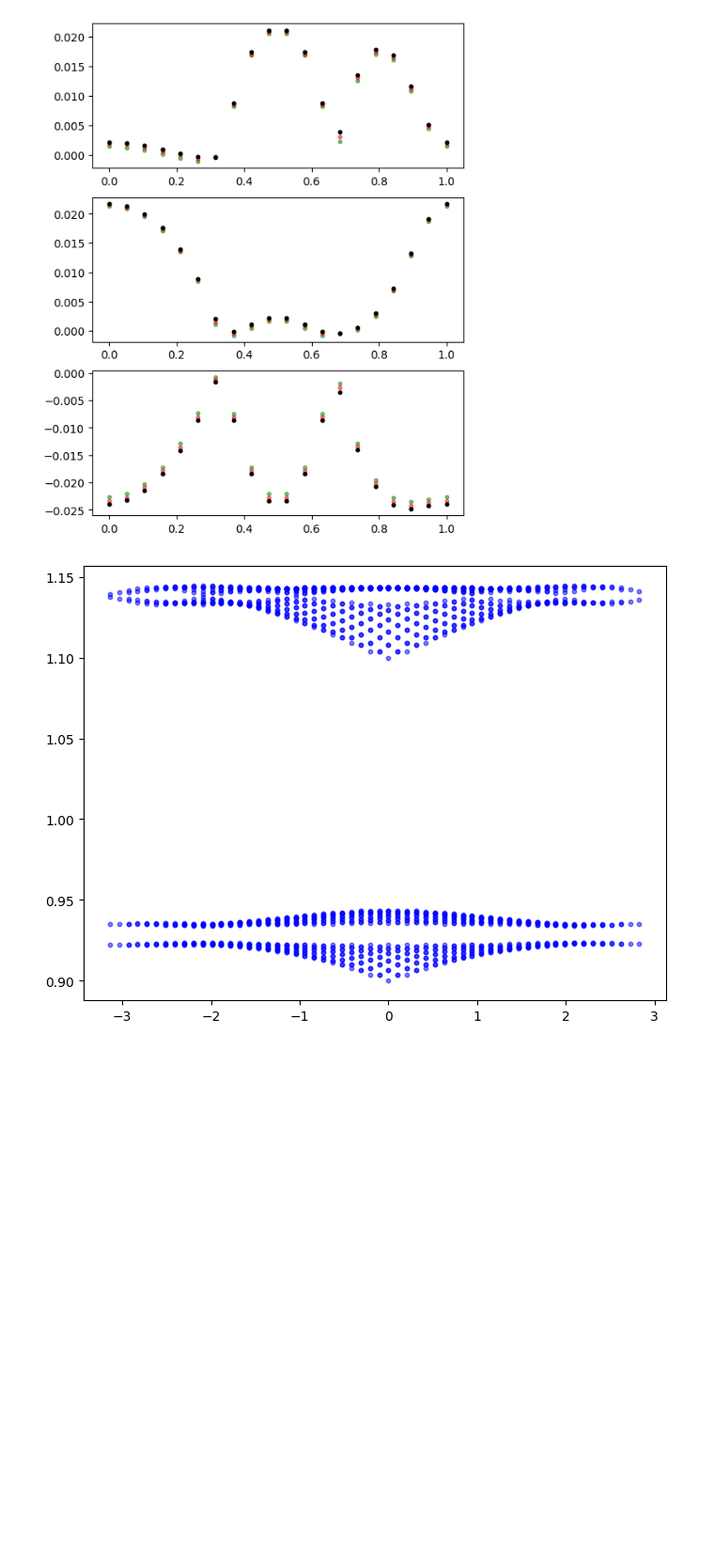
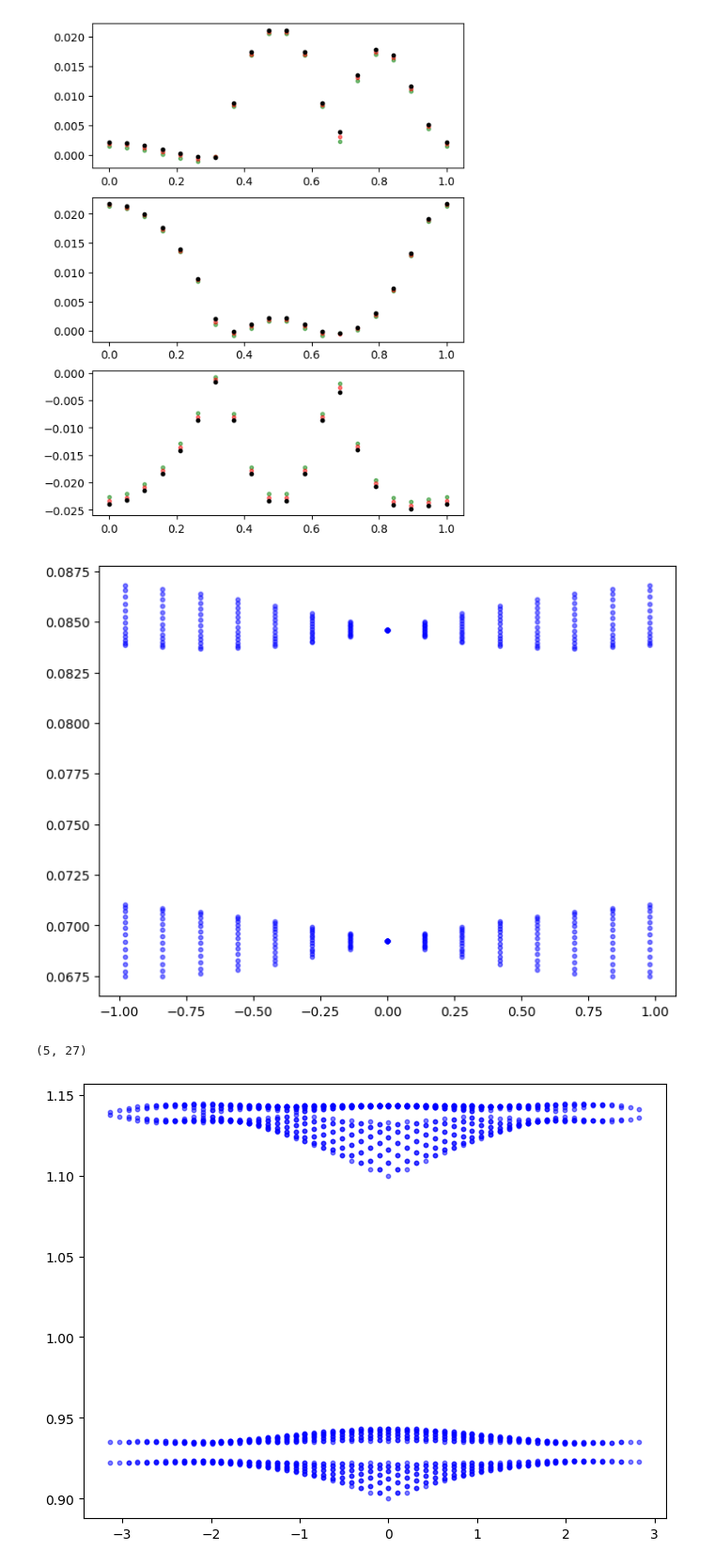
Before and after one commit to ChriGomm/master, a Jupyter notebook: numerics/dip_dip.ipynb, the cells around one changed output. Shown at 94% size. Saved outputs shown, nothing was run; the diff lists cells and outputs as text; code cells hidden in the pictures; blank space fills up the shorter version.

```diff
--- a/numerics/dip_dip.ipynb
+++ b/numerics/dip_dip.ipynb
@@ -1051,10 +1147,10 @@ def wrap_kloop(i,grid_size,*cut):
     return eigvals1
 # os.makedirs('coulomb_eig_comparison',exist_ok=True)
 # fig, ax = plt.subplots(3,1,figsize=(6, 8))
-eigvals2 = parallel_for([len(t)],wrap_kloop,9).astype(np.complex64)
-eigvals3 = parallel_for([len(t)],wrap_kloop,13).astype(np.complex64)
-# eigenvals2 = parallel_for([len(t)])
-eigvals4 = parallel_for([len(t)],wrap_kloop,17).astype(np.complex64)
+eigvals2 = parallel_for([len(t)],wrap_kloop,5).astype(np.complex64)
+# eigvals3 = parallel_for([len(t)],wrap_kloop,13).astype(np.complex64)
+# # eigenvals2 = parallel_for([len(t)])
+# eigvals4 = parallel_for([len(t)],wrap_kloop,17).astype(np.complex64)
 # for i in range(eigvals2.shape[0]): # /np.max(np.real(eigs[i]))*np.max(np.real(eigvals2[i])),
 #     for j in range(eigvals2.shape[1]):
 #         ax[j].scatter(t[i],eigvals2[i,j],color='green', s=10, alpha=0.5)
@@ -1078,6 +1174,41 @@ for i in range(eigvals2.shape[0]): # /np.max(np.real(eigs[i]))*np.max(np.real(ei
 plt.show()
 # %% [output]
 [figure]
+# %%
+k1 = 2*np.pi/3*np.array([1,-np.sqrt(3),0])
+
+
+fig, ax = plt.subplots(figsize=(8, 6))
+
+
+
+k_index = np.arange(-grid_size//2,grid_size//2)/grid_size
+eigenvals = np.zeros((6,grid_size,grid_size))
+eigenvals2 = np.zeros((3,grid_size,grid_size))
+kx = np.zeros((grid_size,grid_size))
+def wrap_kx(i,k_size,real_grid_size):
+    k = i/k_size * k1
+    dmat = extended_grid_mat_cylinder(k,bare_interaction_coulomb,bare_interaction_coulomb_onsite,real_grid_size)
+    # dmat = D_mat(k,bare_interaction_coulomb,bare_interaction_coulomb_onsite,grid_size)
+    eigvals, eigvecs = np.linalg.eig(dmat)
+    return sorted(np.real(eigvals[:]) )
+
+k_size = 15
+grid_size = 13
+
+kx = np.arange(-(k_size//2),k_size//2+1)/k_size * k1[0]
+
+
+eigenvals = parallel_for([[-(k_size//2),k_size//2+1]],wrap_kx,k_size,grid_size).astype(np.complex64)
+
+for j in range(grid_size,3*grid_size):
+    ax.scatter(kx, eigenvals[ :, j], color='blue', s=10, alpha=0.5)
+# %% [output]
+[figure, added]
+# %%
+eigenvals.shape
+# %% [output]
+(5, 27)
 # %%
 k1 = 2*np.pi/3*np.array([1,-np.sqrt(3),0])
 k2 = 4*np.pi/3*np.array([1,0,0])
```
Also changed, not shown: parts of 5 cells of this notebook.
